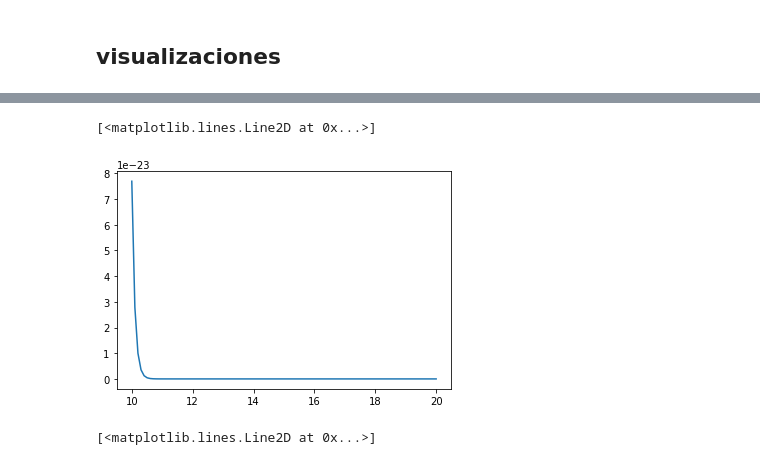
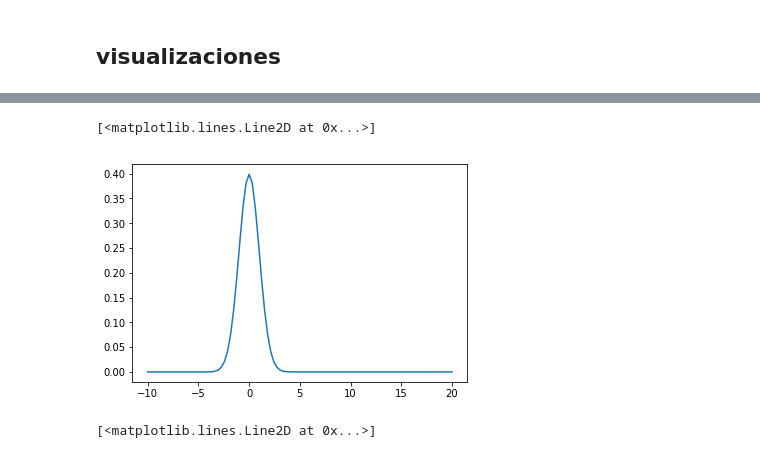
Before and after one commit to v44p/taller_datos, a Jupyter notebook: Taller_data.ipynb, the cells around one changed output, grey strips where cells are left out. Drawn from its saved outputs; the diff is of its cells as text; code cells hidden in the pictures.

```diff
--- a/Taller_data.ipynb
+++ b/Taller_data.ipynb
@@ -846,11 +880,11 @@ def normal(x, mu, sigma):
     norm = 1/(sigma*np.sqrt(2*np.pi)) * np.exp(- (np.square(x- mu) /(2*np.square(sigma))))
     return norm
 # %%
-x = np.linspace(10, 20, 100)
+x = np.linspace(-10, 20, 100)
 plt.plot(x, normal(x, 0, 1))
 # %% [output]
 [<matplotlib.lines.Line2D at 0x...>]
-[figure, old version]
+[figure, new version]
 # %%
 t = np.arange(0.0, 2.0, 0.01)
 s = 1 + np.sin(2*np.pi*t)
```
Also changed, not shown: parts of 18 cells of this notebook, 1 other file.
